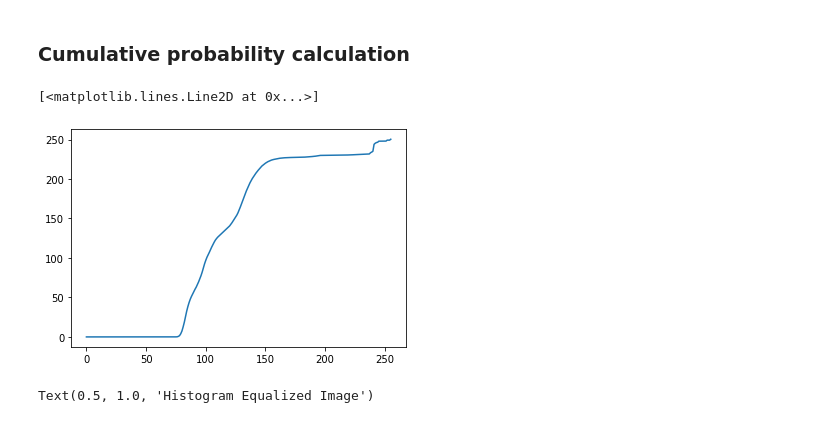
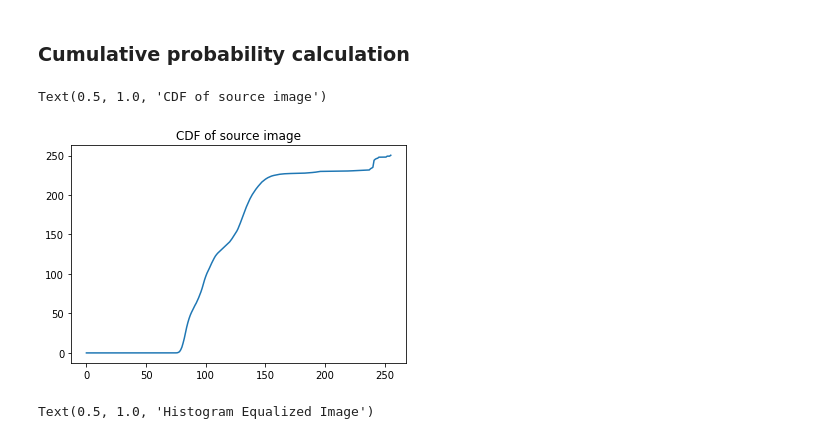
Before and after one commit to rad-mit/CS5102-Digital-Image-Processing-Project, a Jupyter notebook: Assignments/Assignment-5/DIP_Assignment_5.ipynb, the cells around one changed output. Saved outputs shown, nothing was run; the diff lists cells and outputs as text; code cells hidden in the pictures.

```diff
--- a/Assignments/Assignment-5/DIP_Assignment_5.ipynb
+++ b/Assignments/Assignment-5/DIP_Assignment_5.ipynb
@@ -99,32 +99,32 @@ plt.show()
 # %%
 cp_r=[0]*256
 cp_r=np.array(cp_r,np.float64)
 cp_g=[0]*256
 cp_g=np.array(cp_g,np.float64)
 cp_b=[0]*256
 cp_b=np.array(cp_b,np.float64)
 
 # Computing the cumulative probability
 cp_r[0]=p_r[0]
 cp_g[0]=p_g[0]
 cp_b[0]=p_b[0]
 
 for i in range(1,256):  # scan the probability arrays
     cp_r[i]=cp_r[i-1]+p_r[i-1]
     cp_g[i]=cp_g[i-1]+p_g[i-1]
     cp_b[i]=cp_b[i-1]+p_b[i-1]
 
 # Computing the transformed values
 hgez_r=255*cp_r
 hgez_g=255*cp_g
 hgez_b=255*cp_b
-#print(hgez_r)
 
 # Plotting the transformed values for the R channel
 plt.plot(hgez_r)
+plt.title("CDF of source image")
 # %% [output]
-[<matplotlib.lines.Line2D at 0x...>]
+Text(0.5, 1.0, 'CDF of source image')
-[figure, old version]
+[figure, new version]
 # %%
 for i in range(img_d_height):  # scan across row or height
     for j in range(img_d_width): # scan across col or weidth
```
Also changed, not shown: parts of 5 cells of this notebook.
